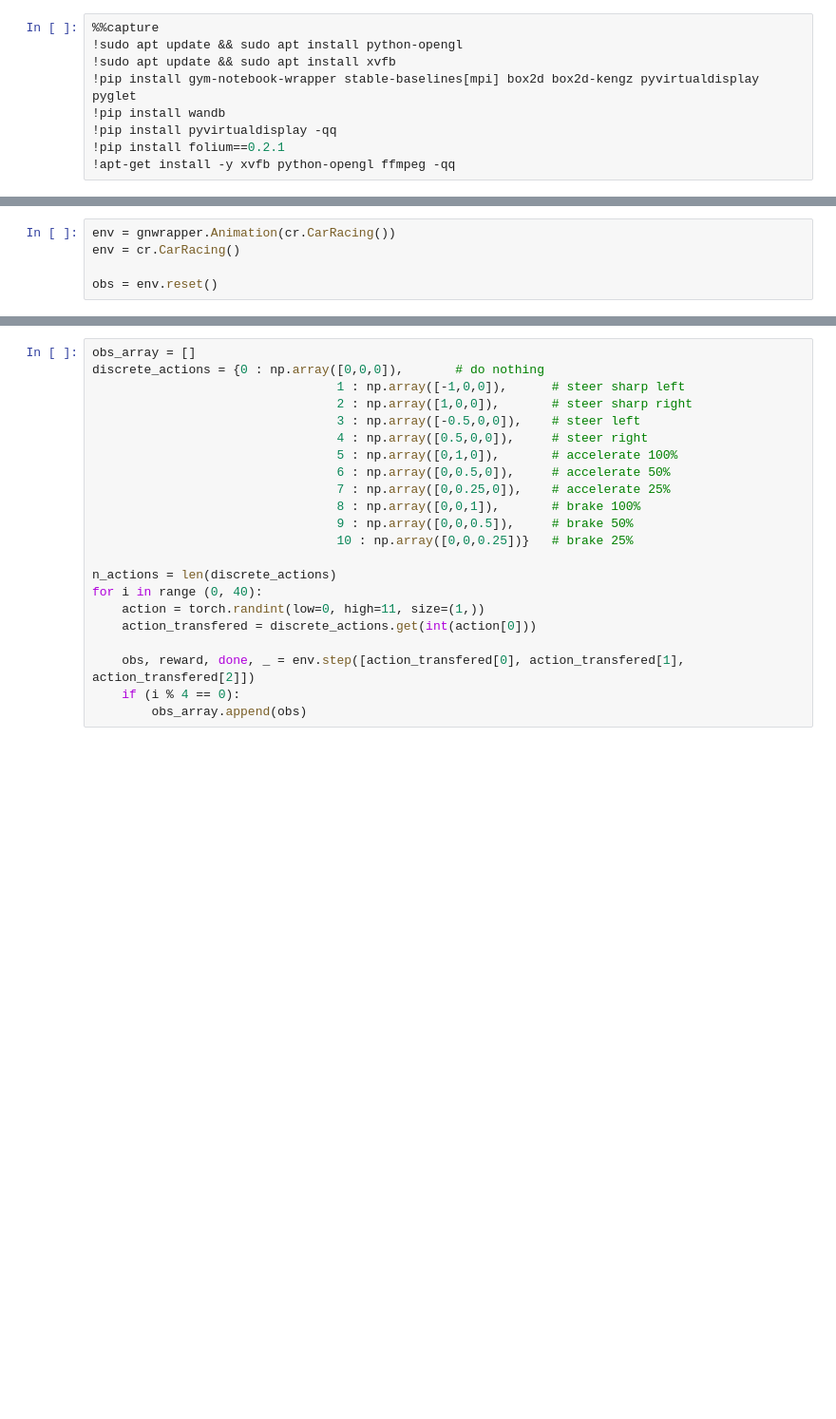
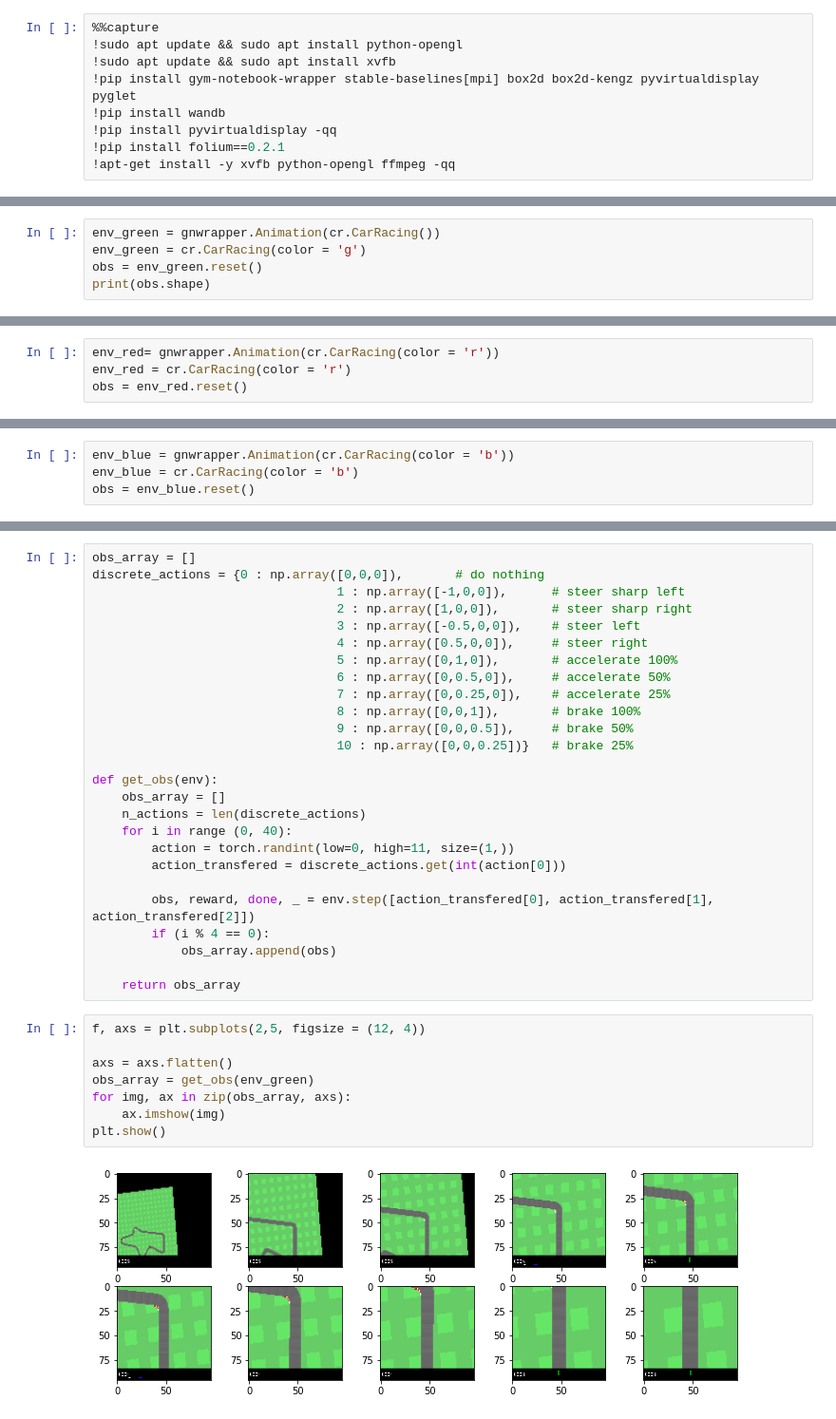
Before and after one commit to bochendong/Car_racing, a Jupyter notebook: car_racing_colab.ipynb, the cells around one changed output, grey strips where cells are left out. Shown at 95% size. Drawn from its saved outputs; the diff is of its cells as text; blank space fills up the shorter version.

```diff
--- a/car_racing_colab.ipynb
+++ b/car_racing_colab.ipynb
@@ -48,0 +72,5 @@ print(device)
+# %%
+env_green = gnwrapper.Animation(cr.CarRacing())
+env_green = cr.CarRacing(color = 'g')
+obs = env_green.reset()
+print(obs.shape)
@@ -49,5 +80,4 @@ print(device)
 # %%
-env = gnwrapper.Animation(cr.CarRacing())
-env = cr.CarRacing()
-
-obs = env.reset()
+env_red= gnwrapper.Animation(cr.CarRacing(color = 'r'))
+env_red = cr.CarRacing(color = 'r')
+obs = env_red.reset()
@@ -55,0 +86,4 @@ height = width = 42
+# %%
+env_blue = gnwrapper.Animation(cr.CarRacing(color = 'b'))
+env_blue = cr.CarRacing(color = 'b')
+obs = env_blue.reset()
@@ -67,11 +103,25 @@ discrete_actions = {0 : np.array([0,0,0]),       # do nothing
                                  9 : np.array([0,0,0.5]),     # brake 50%
                                  10 : np.array([0,0,0.25])}   # brake 25%
 
-n_actions = len(discrete_actions)
-for i in range (0, 40):
-    action = torch.randint(low=0, high=11, size=(1,))
-    action_transfered = discrete_actions.get(int(action[0]))
+def get_obs(env):
+    obs_array = []
+    n_actions = len(discrete_actions)
+    for i in range (0, 40):
+        action = torch.randint(low=0, high=11, size=(1,))
+        action_transfered = discrete_actions.get(int(action[0]))
 
-    obs, reward, done, _ = env.step([action_transfered[0], action_transfered[1], action_transfered[2]])
-    if (i % 4 == 0):
-        obs_array.append(obs)
+        obs, reward, done, _ = env.step([action_transfered[0], action_transfered[1], action_transfered[2]])
+        if (i % 4 == 0):
+            obs_array.append(obs)
+
+    return obs_array
+# %%
+f, axs = plt.subplots(2,5, figsize = (12, 4))
+
+axs = axs.flatten()
+obs_array = get_obs(env_green)
+for img, ax in zip(obs_array, axs):
+    ax.imshow(img)
+plt.show()
+# %% [output]
+[figure, added]
```
Also changed, not shown: parts of 25 cells of this notebook.
